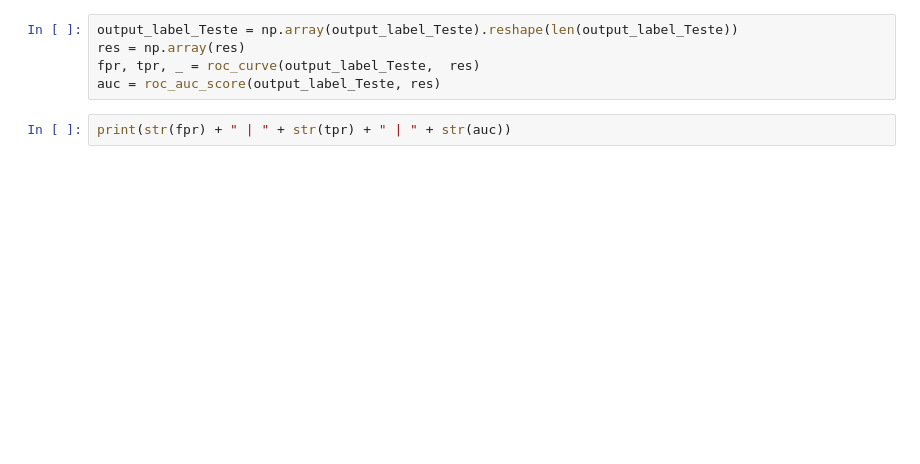
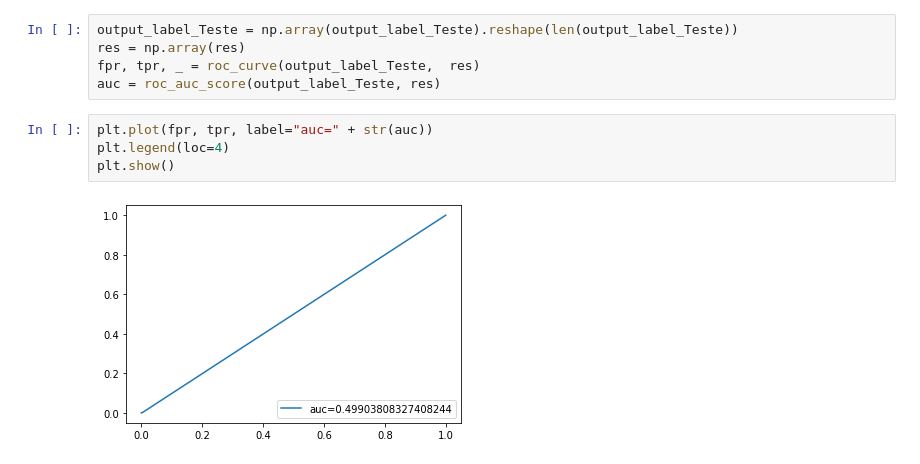
Before and after one commit to AfonsoSeguro/behavior-IDS, a Jupyter notebook: Variations/Complete_CNN_LSTM/LSTM/LSTM(01-03-2018).ipynb, the cells around one changed output. Saved outputs shown, nothing was run; the diff lists cells and outputs as text; blank space fills up the shorter version.

```diff
--- a/Variations/Complete_CNN_LSTM/LSTM/LSTM(01-03-2018).ipynb
+++ b/Variations/Complete_CNN_LSTM/LSTM/LSTM(01-03-2018).ipynb
@@ -194,4 +234,8 @@ res = np.array(res)
 fpr, tpr, _ = roc_curve(output_label_Teste,  res)
 auc = roc_auc_score(output_label_Teste, res)
 # %%
-print(str(fpr) + " | " + str(tpr) + " | " + str(auc))
+plt.plot(fpr, tpr, label="auc=" + str(auc))
+plt.legend(loc=4)
+plt.show()
+# %% [output]
+[figure, added]
```
Also changed, not shown: parts of 11 cells of this notebook, 1 other file.
